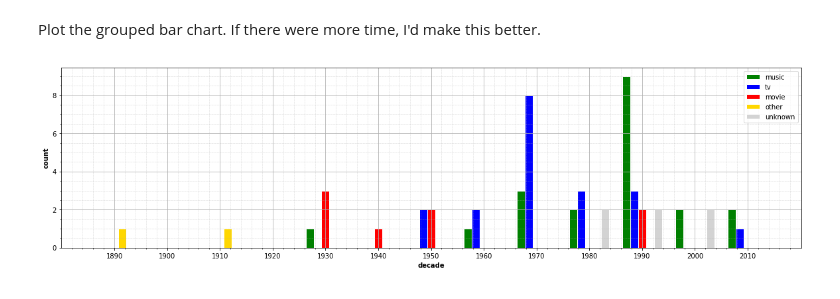
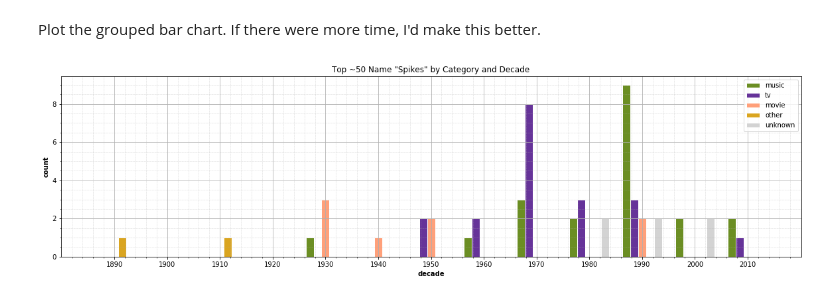
Before and after one commit to SagiNandKishore/project-1, a Jupyter notebook: Chris.ipynb, the cells around one changed output. Cells and saved outputs as stored; diff of their text form; code cells hidden in the pictures.

```diff
--- a/Chris.ipynb
+++ b/Chris.ipynb
@@ -133,10 +133,10 @@ movies_df = pd.read_csv('MovieData/Resources/NameTable.csv')
 movies_df['YearAfter'] = movies_df['Year'] + 1
 
 
-merged_df = pd.merge(movies_df, data_set_with_counts,  how='inner', left_on=['Name','YearAfter'], right_on = ['Name','Year'])
+movies_merged_df = pd.merge(movies_df, data_set_with_counts,  how='inner', left_on=['Name','YearAfter'], right_on = ['Name','Year'])
 
-filter_df = merged_df.loc[(merged_df['CountOfNames']>100)
-                          & (merged_df['Percent_Change']>80.00)]
+filter_df = movies_merged_df.loc[(movies_merged_df['CountOfNames']>100)
+                          & (movies_merged_df['Percent_Change']>80.00)]
 sorted_df = filter_df.sort_values('Percent_Change',ascending = False)
 
 # uncomment to save a csv. adjust path.
@@ -155,10 +213,10 @@ Import billboard data and merge with name data. Create a data frame through whic
 artists_df = pd.read_csv('summary_df_update.csv')
 artists_df['YearAfter'] = artists_df['Date'].str[0:4].astype('int') + 1
 
-merged_df = pd.merge(artists_df, data_set_with_counts,  how='inner', left_on=['First Name','YearAfter'], right_on = ['Name','Year'])
+songs_merged_df = pd.merge(artists_df, data_set_with_counts,  how='inner', left_on=['First Name','YearAfter'], right_on = ['Name','Year'])
 
-filter_df = merged_df.loc[(merged_df['CountOfNames']>100)
-                          & (merged_df['Percent_Change']>50.00)]
+filter_df = songs_merged_df.loc[(songs_merged_df['CountOfNames']>100)
+                          & (songs_merged_df['Percent_Change']>50.00)]
 sorted_df = filter_df.sort_values('Percent_Change',ascending = False)
 
 #uncomment to save a csv. adjust path.
@@ -198,33 +314,34 @@ Plot the grouped bar chart. If there were more time, I'd make this better.
 # %%
 # set width of bar
 plt.figure(figsize=[20,5])
 
 barWidth = .15
 
 # Set position of bar on X axis
 r1 = np.arange(len(music))
 r2 = [x + barWidth for x in r1]
 r3 = [x + barWidth for x in r2]
 r4 = [x + barWidth for x in r3]
 r5 = [x + barWidth for x in r4]
 
 # Make the plot
-plt.bar(r1, music, color='green', width=barWidth, edgecolor='white', label='music')
-plt.bar(r2, tv, color='blue', width=barWidth, edgecolor='white', label='tv')
-plt.bar(r3, movie, color='red', width=barWidth, edgecolor='white', label='movie')
-plt.bar(r4, other, color='gold', width=barWidth, edgecolor='white', label='other')
-plt.bar(r5, unknown, color='lightgray', width=barWidth, edgecolor='white', label='unknown')
+plt.bar(r1, music, facecolor='olivedrab', width=barWidth, edgecolor='white', label='music')
+plt.bar(r2, tv, facecolor='rebeccapurple', width=barWidth, edgecolor='white', label='tv')
+plt.bar(r3, movie, facecolor='lightsalmon', width=barWidth, edgecolor='white', label='movie')
+plt.bar(r4, other, facecolor='goldenrod', width=barWidth, edgecolor='white', label='other')
+plt.bar(r5, unknown, facecolor='lightgray', width=barWidth, edgecolor='white', label='unknown')
 
 # Add xticks on the middle of the group bars
 plt.xlabel('decade', fontweight='bold')
 plt.ylabel('count', fontweight='bold')
+plt.title('Top ~50 Name "Spikes" by Category and Decade')
 plt.minorticks_on()
 plt.xticks(r3,np.arange(1890,2020,10))
 
 # Create legend & Show graphic
 plt.legend()
 plt.grid(which = 'minor', linestyle = ':',linewidth = '0.5') # do something with this...
 plt.grid(which = 'major', linestyle = '-')
-plt.show()
+# plt.savefig('top_50_by_category_decade.png', dpi=300)
 # %% [output]
-[figure, old version]
+[figure, new version]
```
Also changed, not shown: parts of 10 cells of this notebook, 8 other files.
